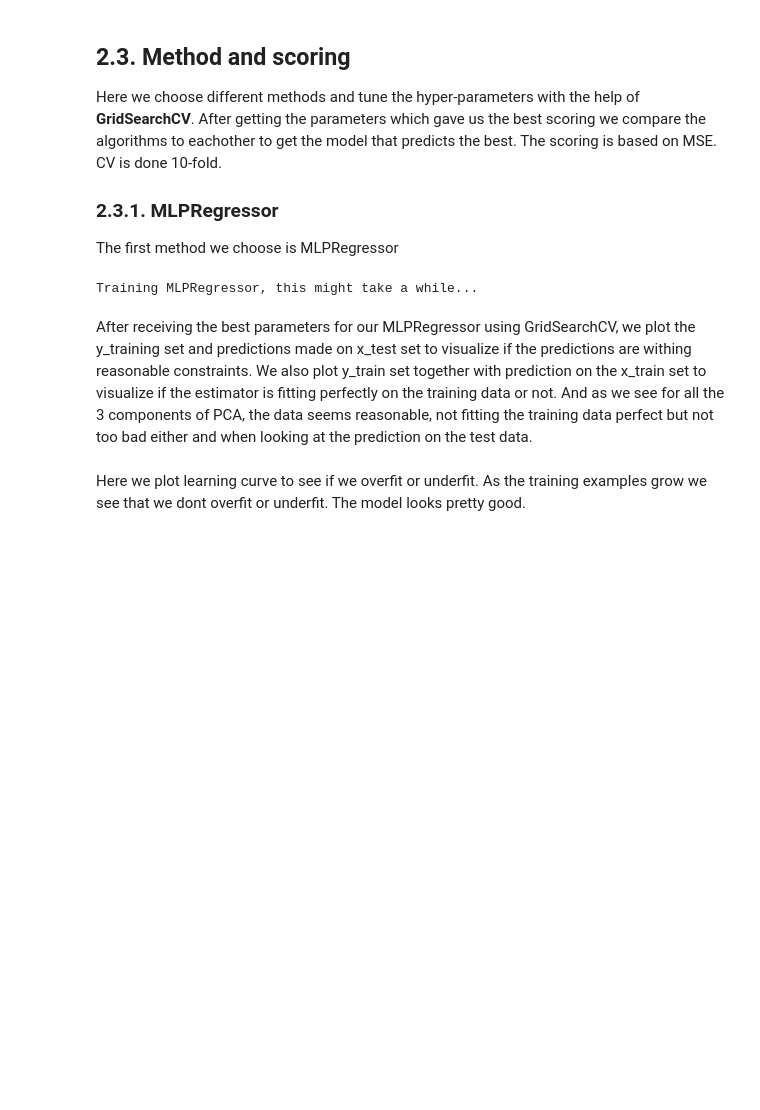
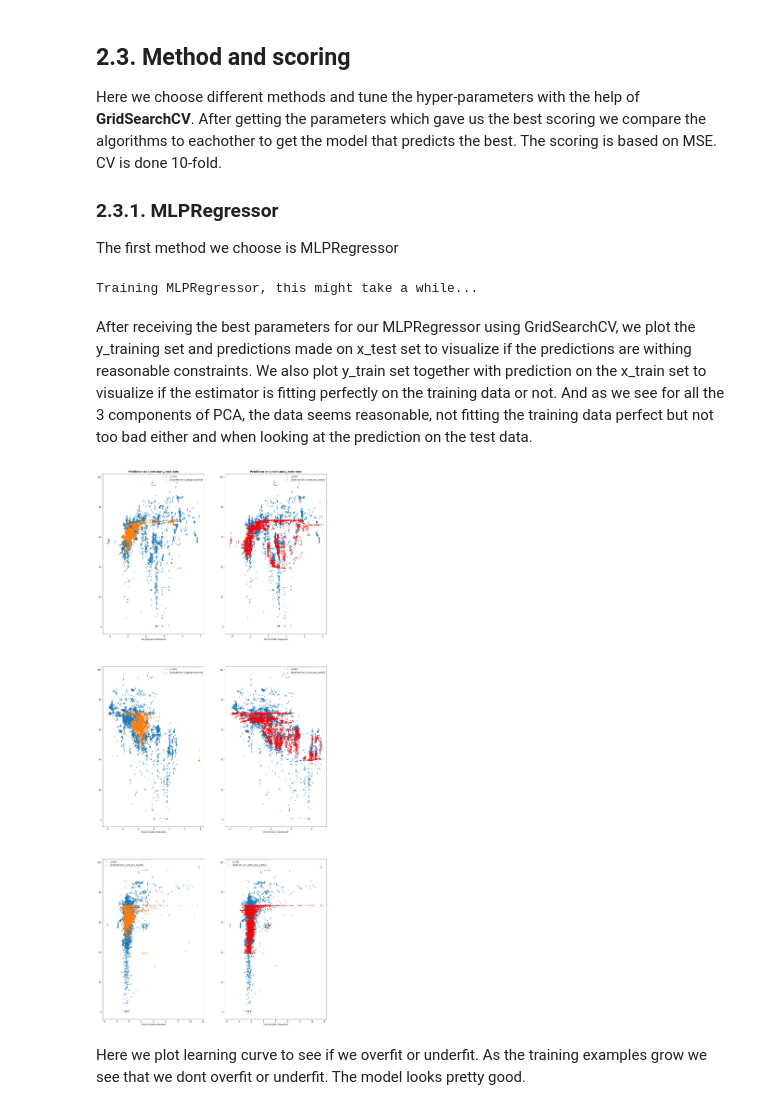
Before and after one commit to z0zz0/Learning-systems-project, a Jupyter notebook: Regression part/ModelingCoolingH2O2.ipynb, the cells around one changed output. Cells and saved outputs as stored; diff of their text form; code cells hidden in the pictures; blank space fills up the shorter version.

```diff
--- a/Regression part/ModelingCoolingH2O2.ipynb
+++ b/Regression part/ModelingCoolingH2O2.ipynb
@@ -29,7 +29,7 @@ simplefilter("ignore", category = ConvergenceWarning)
 # Loading the datasets
 mat = loadmat("ChemTrainNew.mat")
 X_train = mat["XtrainDS"][:, 1:]
-y_train = mat["YtrainDS"]
+y_train = mat["YtrainDS"].reshape(len(X_train))
 X_test = mat["XtestDS"][:, 1:]
 
 print("X_train shape: {}".format(X_train.shape))
@@ -87,7 +83,7 @@ Explained variance in the top [0..10]:
 ### 2.2.1. Analyzing output from PCA transformation
 Here we transform the training and test datasets using PCA to 3 components. When printing some of the data we can see that both sets need to be normalized.
 # %%
-pca = PCA(n_components=3).fit(X_train)
+pca = PCA(n_components=5).fit(X_train)
 X_train_pca = pca.transform(X_train)
 X_test_pca = pca.transform(X_test)
 print("X_train_pca shape: {}\n".format(X_train_pca.shape))
@@ -159,12 +155,12 @@ Here we choose different methods and tune the hyper-parameters with the help of
 The first method we choose is MLPRegressor
 # %%
 # Dictionary with parameters for MLPRegressor using GridSearchCV
-tuned_parameters = [{'hidden_layer_sizes':[(4,2), (4,5), (3,3), (5,3), (3,5,3), (8,5,3)],
+tuned_parameters = [{'hidden_layer_sizes':[(3,2), (7,2), (5,3), (7,3,1), (3,5,3)],#, (10, 8, 5, 3, 2), (3,5,6,6,3,2)],
                      'activation':['logistic', 'relu'],
                      'solver':['lbfgs', 'adam'],
-                     'alpha':[1e-1, 1, 5, 10, 15, 17, 20, 23, 25, 27, 50],
-                     'learning_rate_init':[0.025, 0.05, 1e-1, 0.25, 0.5, 1],
-                     'max_iter':[1000] }]
+                     'alpha':[1, 5, 10, 15, 20, 25, 50, 75, 100],
+                     'learning_rate_init':[0.01,0.025, 0.05, 0.1, 0.25, 0.5, 1, 5, 10],
+                     'max_iter':[2000] }]
 
 print("Training MLPRegressor, this might take a while...")
 mlpr_gscv = GridSearchCV( MLPRegressor(), tuned_parameters, scoring='neg_mean_squared_error', n_jobs=-1, cv=10) # n_jobs=-1 uses all cores on the CPU.
@@ -188,7 +184,7 @@ After receiving the best parameters for our MLPRegressor using GridSearchCV, we
 x_test_predicted = mlpr_est.predict(X_test_pca_scaled)
 x_train_predicted = mlpr_est.predict(X_train_pca_scaled)
 
-nrows=8
+nrows=3
 ncols=2
 fig4, ax4 = fig, axes = plt.subplots(nrows=nrows, ncols=ncols, figsize=(20, 50))
 ax4[0,0].scatter(X_train_pca_scaled[:, 0], y_train, marker=".", label="y_train")
@@ -212,33 +208,35 @@ ax4[0,1].legend(loc="best")
 ax4[1,0].scatter(X_train_pca_scaled[:, 1], y_train, marker=".", label="y_train")
 ax4[1,0].scatter(X_test_pca_scaled[:, 1], x_test_predicted, marker=".", label="predicted (on x_test_pca_scaled)")
 ax4[1,1].scatter(X_train_pca_scaled[:, 1], y_train, marker=".", label="y_train")
 ax4[1,1].scatter(X_train_pca_scaled[:, 1], x_train_predicted, marker=".", color="red", label="predicted (on x_train_pca_scaled)")
 ax4[1,0].set_xlabel("2nd principal component")
 ax4[1,1].set_xlabel("2nd principal component")
 ax4[1,0].legend(loc="best")
 ax4[1,1].legend(loc="best")
 ax4[2,0].scatter(X_train_pca_scaled[:, 2], y_train, marker=".", label="y_train")
 ax4[2,0].scatter(X_test_pca_scaled[:, 2], x_test_predicted, marker=".", label="predicted (on x_test_pca_scaled)")
 ax4[2,1].scatter(X_train_pca_scaled[:, 2], y_train, marker=".", label="y_train")
 ax4[2,1].scatter(X_train_pca_scaled[:, 2], x_train_predicted, marker=".", color="red", label="predicted (on x_train_pca_scaled)")
 ax4[2,0].set_xlabel("3rd principal component")
 ax4[2,1].set_xlabel("3rd principal component")
 ax4[2,0].legend(loc="best")
 ax4[2,1].legend(loc="best")
 for row in range(3, nrows):
     ax4[row,0].scatter(X_train_pca_scaled[:, row], y_train, marker=".", label="y_train")
     ax4[row,0].scatter(X_test_pca_scaled[:, row], x_test_predicted, marker=".", label="predicted (on x_test_pca_scaled)")
 
     ax4[row,1].scatter(X_train_pca_scaled[:, row], y_train, marker=".", label="y_train")
     ax4[row,1].scatter(X_train_pca_scaled[:, row], x_train_predicted, marker=".", color="red", label="predicted (on x_train_pca_scaled)")
 
     ax4[row,0].set_xlabel(str(row+1) + "th principal component")
     ax4[row,1].set_xlabel(str(row+1) + "th principal component")
 
     ax4[row,0].legend(loc="best")
     ax4[row,1].legend(loc="best")
 
 plt.show()
+# %% [output]
+[figure, added]
 # %% [markdown]
 Here we plot learning curve to see if we overfit or underfit. As the training examples grow we see that we dont overfit or underfit. The model looks pretty good.
 # %%
```
Also changed, not shown: parts of 3 cells of this notebook, 1 other file.
